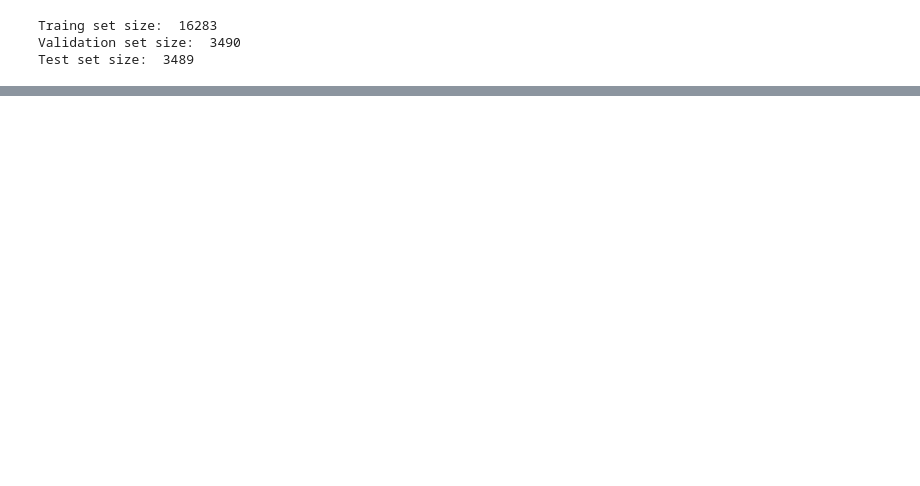
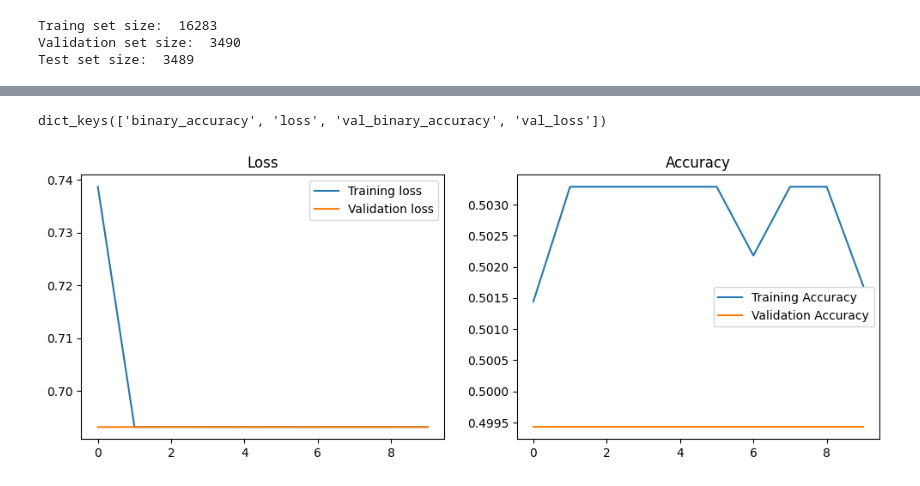
Before and after one commit to S84v/cats-vs-dogs, a Jupyter notebook: notebook.ipynb, the cells around one changed output, grey strips where cells are left out. Cells and saved outputs as stored; diff of their text form; code cells hidden in the pictures; blank space fills up the shorter version.

Commit message:
Baseline model metrics

```diff
--- a/notebook.ipynb
+++ b/notebook.ipynb
@@ -57,12 +26,0 @@ fig = tfds.show_examples(data_train, data_info)
-# %%
-cat_count = 0
-dog_count = 0
-
-for _, label in data_val:
-    if label.numpy() == 0:
-        cat_count += 1
-    else:
-        dog_count += 1
-
-print("Cat count in val set: ", cat_count)
-print("Dog count in val set: ", dog_count)
@@ -82,12 +26,0 @@ fig = tfds.show_examples(data_val, data_info)
-# %%
-cat_count = 0
-dog_count = 0
-
-for _, label in data_test:
-    if label.numpy() == 0:
-        cat_count += 1
-    else:
-        dog_count += 1
-
-print("Cat count in test set: ", cat_count)
-print("Dog count in test set: ", dog_count)
@@ -113,13 +33,15 @@ def normalize_img(image, label):
 # Training pipeline
 data_train = data_train.map(normalize_img)
 # data_train = data_train.cache()
-data_train = data_train.shuffle(data_info.splits["train[:70%]"].num_examples)
+data_train = data_train.shuffle(1000)
 data_train = data_train.batch(32)
+data_train = data_train.prefetch(tf.data.AUTOTUNE)
 # %%
 # Validation pipeline
 data_val = data_val.map(normalize_img)
 data_val = data_val.batch(32)
 # data_val = data_val.cache()
+data_val = data_val.prefetch(tf.data.AUTOTUNE)
 # %%
 # Testing pipeline
 data_test = data_test.map(normalize_img)
@@ -162,0 +87,20 @@ Epoch 10/10
+# %%
+print(model.history.history.keys())
+# %% [output]
+dict_keys(['binary_accuracy', 'loss', 'val_binary_accuracy', 'val_loss'])
+# %%
+fig, axes = plt.subplots(1, 2, figsize = (12, 4))
+
+axes[0].plot(model.history.history["loss"], label = "Training loss")
+axes[0].plot(model.history.history["val_loss"], label = "Validation loss")
+axes[0].set_title("Loss")
+axes[0].legend()
+
+axes[1].plot(model.history.history['binary_accuracy'], label = "Training Accuracy")
+axes[1].plot(model.history.history['val_binary_accuracy'], label = "Validation Accuracy")
+axes[1].set_title('Accuracy')
+axes[1].legend()
+
+plt.show()
+# %% [output]
+[figure, added]
```
Also changed, not shown: parts of 12 cells of this notebook.
